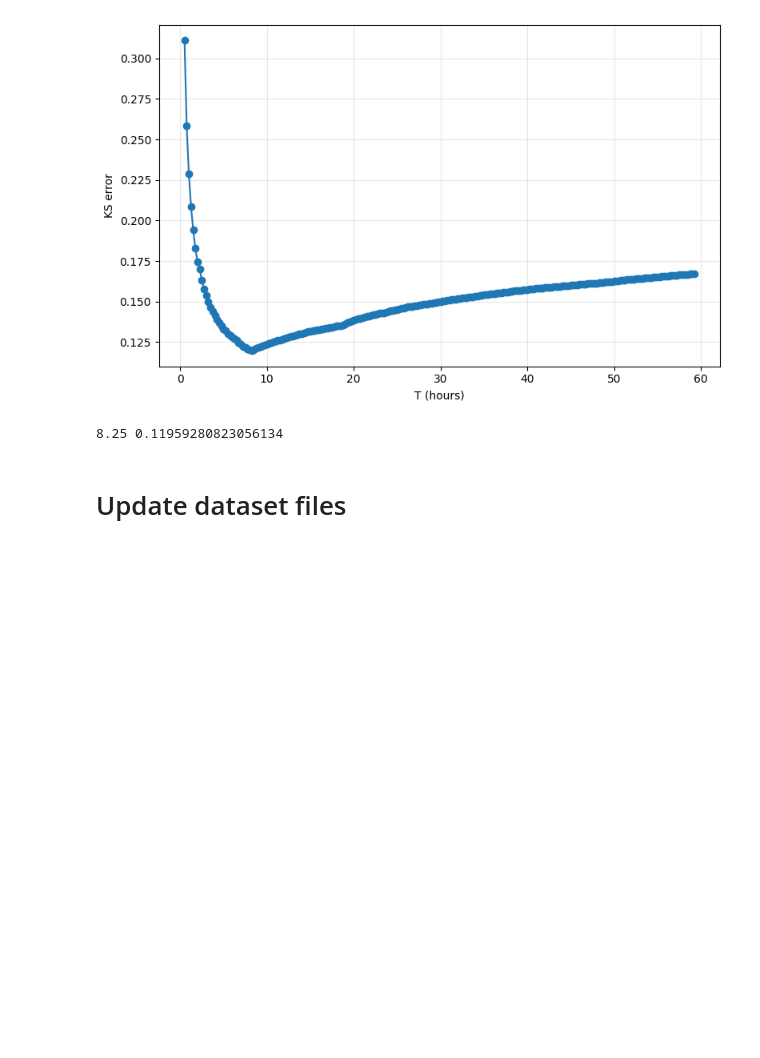
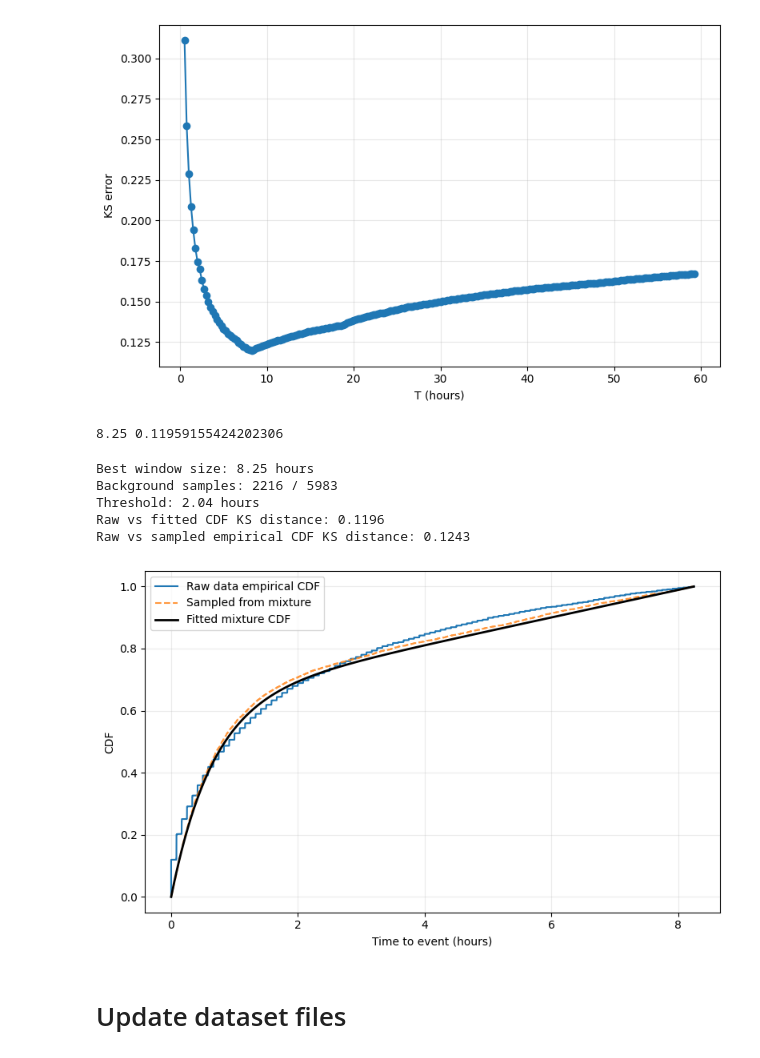
Before and after one commit to mohamad-hasan-sohan-ajini/predictive-maintenance, a Jupyter notebook: src/clean_dataset.ipynb, the cells around one changed output. Drawn from its saved outputs; the diff is of its cells as text; code cells hidden in the pictures; blank space fills up the shorter version.

```diff
--- a/src/clean_dataset.ipynb
+++ b/src/clean_dataset.ipynb
@@ -168,7 +168,7 @@ for i, T in enumerate(Ts):
     # print(f"Number of samples outside {T/3600.0} hours:", len(t) - len(t_fit))
 
     # set solution guess
-    x0 = [1 / np.median(t_fit).item(), 0.5]
+    x0 = [1 / np.median(t_fit).item(), 0.85]
     # print(f"{x0 = }")
 
     # fit model
@@ -248,7 +248,75 @@ min_error = min(ks_errors)
 
 print(best_T / 3600, min_error)
 # %% [output]
-8.25 0.11959280823056134
+8.25 0.11959155424202306
+# %%
+T = best_T
+lambda_hat, p_trunc_exp_hat = results[best_fit_index].x
+
+mask = np.isfinite(t) & (t >= 0) & (t <= T)
+t_fit = t[mask]
+raw_x, raw_y = empirical_cdf_values(t_fit)
+sampled_t = sample_from_mixture(
+    n=len(t_fit),
+    T=T,
+    lambda_=lambda_hat,
+    p_trunc_exp=p_trunc_exp_hat,
+    random_state=RANDOM_STATE,
+)
+sample_x, sample_y = empirical_cdf_values(sampled_t)
+grid = np.linspace(0, T, 1000)
+
+cdf_grid = np.sort(np.concatenate([raw_x, sample_x]))
+raw_ecdf = np.searchsorted(raw_x, cdf_grid, side="right") / len(raw_x)
+sample_ecdf = np.searchsorted(sample_x, cdf_grid, side="right") / len(sample_x)
+raw_sample_ks = np.max(np.abs(raw_ecdf - sample_ecdf))
+raw_model_ks = ks_distance_to_model(t_fit, T, lambda_hat, p_trunc_exp_hat)
+
+weighted_fg = p_trunc_exp_hat * get_truncated_exponential_pdf(t, T, lambda_hat)
+weighted_bg = (1 - p_trunc_exp_hat) * get_uniform_pdf(t, T)
+is_bg = weighted_bg > weighted_fg
+
+min_bg_time = min([j for i, j in zip(is_bg, t) if i]).item() / 3600
+max_fg_time = max([j for i, j in zip(is_bg, t) if not i]).item() / 3600
+threshold = (min_bg_time + max_fg_time) / 2
+
+print(f"Best window size: {T / 3600:.2f} hours")
+print(f"Background samples: {is_bg.sum()} / {len(is_bg)}")
+print(f"Threshold: {threshold:.2f} hours")
+
+print(f"Raw vs fitted CDF KS distance: {raw_model_ks:.4f}")
+print(f"Raw vs sampled empirical CDF KS distance: {raw_sample_ks:.4f}")
+
+plt.figure(figsize=(8, 5))
+plt.step(raw_x / 3600, raw_y, where="post", label="Raw data empirical CDF")
+plt.step(
+    sample_x / 3600,
+    sample_y,
+    where="post",
+    linestyle="--",
+    alpha=0.8,
+    label="Sampled from mixture",
+)
+plt.plot(
+    grid / 3600,
+    get_mixture_cdf(grid, T, lambda_hat, p_trunc_exp_hat),
+    color="black",
+    linewidth=2,
+    label="Fitted mixture CDF",
+)
+plt.xlabel("Time to event (hours)")
+plt.ylabel("CDF")
+# plt.title(f"Best fit: CDF alignment within T = {T / 3600:.2f} hours")
+plt.legend()
+plt.grid(alpha=0.25)
+plt.tight_layout()
+# %% [output]
+Best window size: 8.25 hours
+Background samples: 2216 / 5983
+Threshold: 2.04 hours
+Raw vs fitted CDF KS distance: 0.1196
+Raw vs sampled empirical CDF KS distance: 0.1243
+[figure, added]
 # %% [markdown]
 # Update dataset files
 # %%
```
